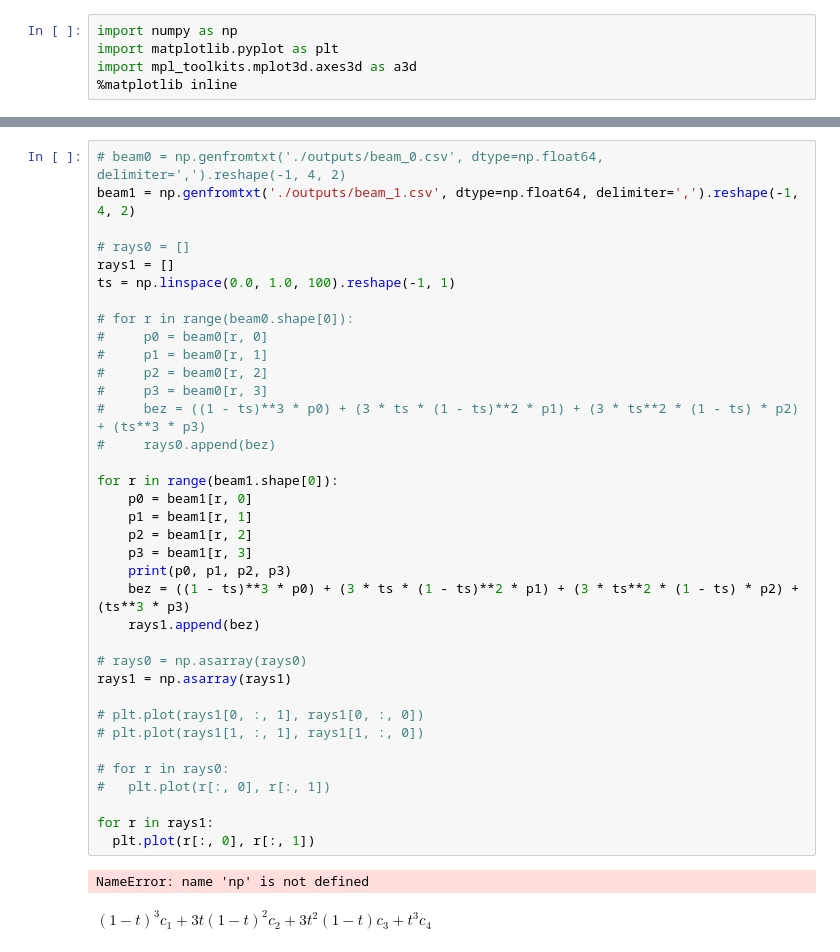
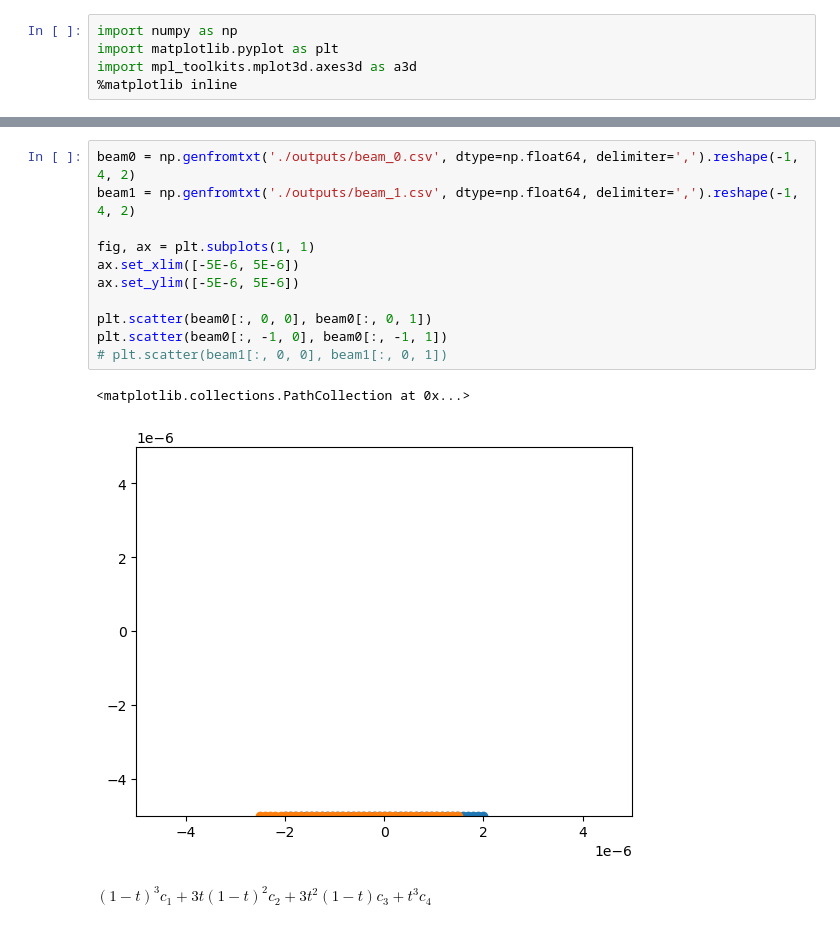
Before and after one commit to cepheid42/cuCBET, a Jupyter notebook: scratch.ipynb, the cells around one changed output, grey strips where cells are left out. Drawn from its saved outputs; the diff is of its cells as text.

```diff
--- a/scratch.ipynb
+++ b/scratch.ipynb
@@ -41,41 +6,17 @@ plt.scatter(beam1[:, 0], beam1[:, 1], color='b')
-# %%
-# beam0 = np.genfromtxt('./outputs/beam_0.csv', dtype=np.float64, delimiter=',').reshape(-1, 4, 2)
-beam1 = np.genfromtxt('./outputs/beam_1.csv', dtype=np.float64, delimiter=',').reshape(-1, 4, 2)
-
-# rays0 = []
-rays1 = []
-ts = np.linspace(0.0, 1.0, 100).reshape(-1, 1)
-
-# for r in range(beam0.shape[0]):
-#     p0 = beam0[r, 0]
-#     p1 = beam0[r, 1]
-#     p2 = beam0[r, 2]
-#     p3 = beam0[r, 3]
-#     bez = ((1 - ts)**3 * p0) + (3 * ts * (1 - ts)**2 * p1) + (3 * ts**2 * (1 - ts) * p2) + (ts**3 * p3)
-#     rays0.append(bez)
-
-for r in range(beam1.shape[0]):
-    p0 = beam1[r, 0]
-    p1 = beam1[r, 1]
-    p2 = beam1[r, 2]
-    p3 = beam1[r, 3]
-    print(p0, p1, p2, p3)
-    bez = ((1 - ts)**3 * p0) + (3 * ts * (1 - ts)**2 * p1) + (3 * ts**2 * (1 - ts) * p2) + (ts**3 * p3)
-    rays1.append(bez)
-
-# rays0 = np.asarray(rays0)
-rays1 = np.asarray(rays1)
-
-# plt.plot(rays1[0, :, 1], rays1[0, :, 0])
-# plt.plot(rays1[1, :, 1], rays1[1, :, 0])
-
-# for r in rays0:
-#   plt.plot(r[:, 0], r[:, 1])
-
-for r in rays1:
-  plt.plot(r[:, 0], r[:, 1])
-# %% [output]
-NameError: name 'np' is not defined
+# %%
+beam0 = np.genfromtxt('./outputs/beam_0.csv', dtype=np.float64, delimiter=',').reshape(-1, 4, 2)
+beam1 = np.genfromtxt('./outputs/beam_1.csv', dtype=np.float64, delimiter=',').reshape(-1, 4, 2)
+
+fig, ax = plt.subplots(1, 1)
+ax.set_xlim([-5E-6, 5E-6])
+ax.set_ylim([-5E-6, 5E-6])
+
+plt.scatter(beam0[:, 0, 0], beam0[:, 0, 1])
+plt.scatter(beam0[:, -1, 0], beam0[:, -1, 1])
+# plt.scatter(beam1[:, 0, 0], beam1[:, 0, 1])
+# %% [output]
+<matplotlib.collections.PathCollection at 0x...>
+[figure, added]
 # %% [markdown]
 $\left(1-t\right)^{3}c_{1}+3t\left(1-t\right)^{2}c_{2}+3t^{2}\left(1-t\right)c_{3}+t^{3}c_{4}$
 # %%
```
Also changed, not shown: parts of 1 cell of this notebook, 2 other files.
